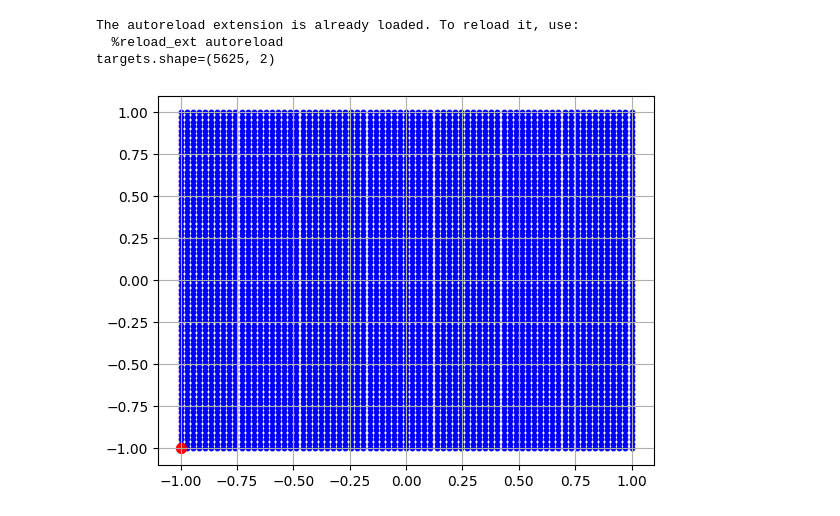
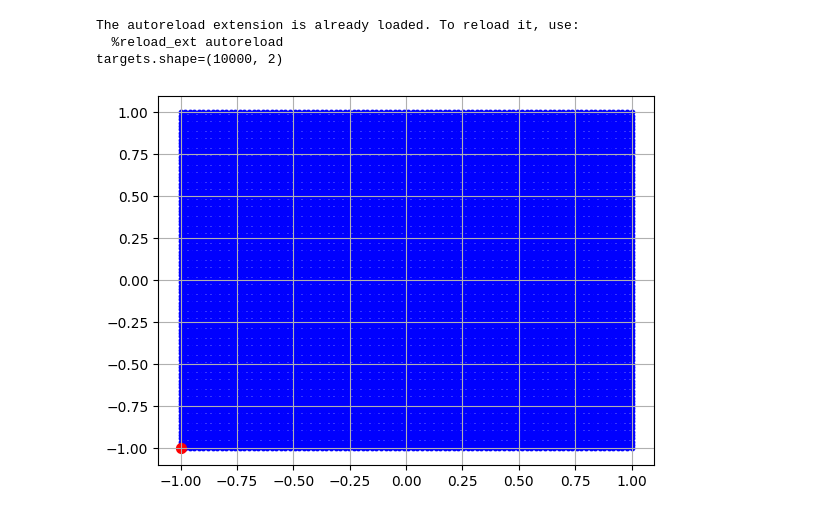
Before and after one commit to nestlab-bae-mqp-2024/mrpcp-solvers, a Jupyter notebook: jupyter/heuristic_attempts/yasars_heuristic_attempts/yasars_heuristic_attempt.ipynb, the cells around one changed output. Cells and saved outputs as stored; diff of their text form; code cells hidden in the pictures.

```diff
--- a/jupyter/heuristic_attempts/yasars_heuristic_attempts/yasars_heuristic_attempt.ipynb
+++ b/jupyter/heuristic_attempts/yasars_heuristic_attempts/yasars_heuristic_attempt.ipynb
@@ -13,7 +13,7 @@ k = int(30)
 # Chose recharging proportionality constant
 q_k = 0.1  # This means that each robot will need to charge for 10 minutes for every 100 minutes travelled
 # Chose the number of targets in an axis
-n = int(75)
+n = int(100)
 # Choose the redundancy parameter (have each target be visited by exactly that many robots)
 rp = min(3, k)
 
@@ -48,34 +48,34 @@ depots = np.array([
 #     [-1., 1.],
 #     [1., -1.],
 #     [1., 1.],
 # ])
 # print(f"{depots=}")
 # depots = np.concatenate((depots, depots))
 depot_indices = list(range(len(targets), len(targets)+len(depots)))
 
 nodes = np.concatenate((targets, depots))
 # print(f"{nodes.shape=}")
 node_indices = list(range(len(targets)+len(depots)))
 
 # print(f"{list(target_indices)=}\n{list(depot_indices)=}\n{list(node_indices)=}")
 
 # Chose starting depot node
 # Make all robots start from same depot
 B_k = np.array([depot_indices[0]] * k)
 # Make depots start from multiple depots
 # B_k = depot_indices[:k]
 # print(f"{B_k=}")
 
 # Graphical sanity check
 plt.figure()
 plt.scatter(targets[:,0], targets[:,1], c='blue', s=10)
 plt.scatter(depots[:,0], depots[:,1], c='red', s=50)
 plt.grid()
 plt.show()
 # %% [output]
 The autoreload extension is already loaded. To reload it, use:
   %reload_ext autoreload
-targets.shape=(5625, 2)
+targets.shape=(10000, 2)
-[figure, old version]
+[figure, new version]
 # %%
 from tqdm import tqdm
```
Also changed, not shown: parts of 2 cells of this notebook.
